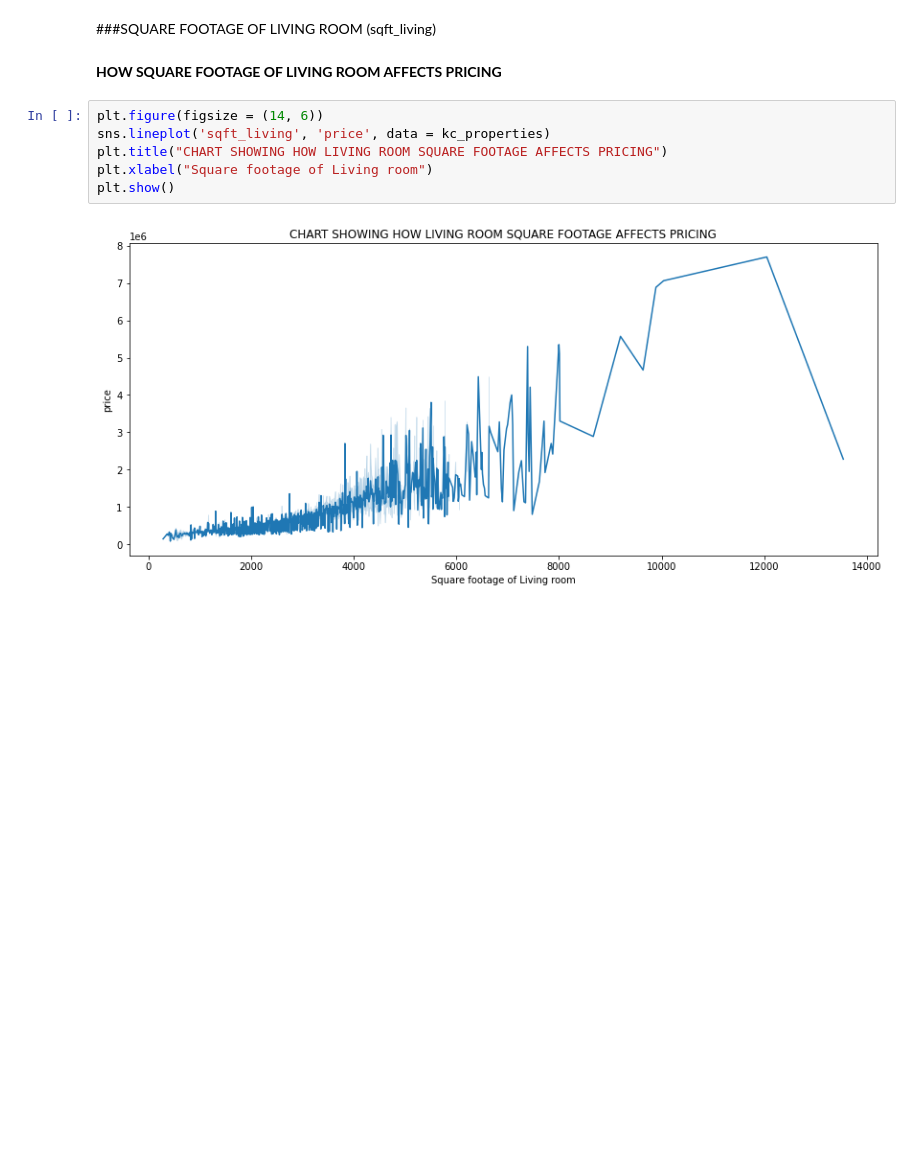
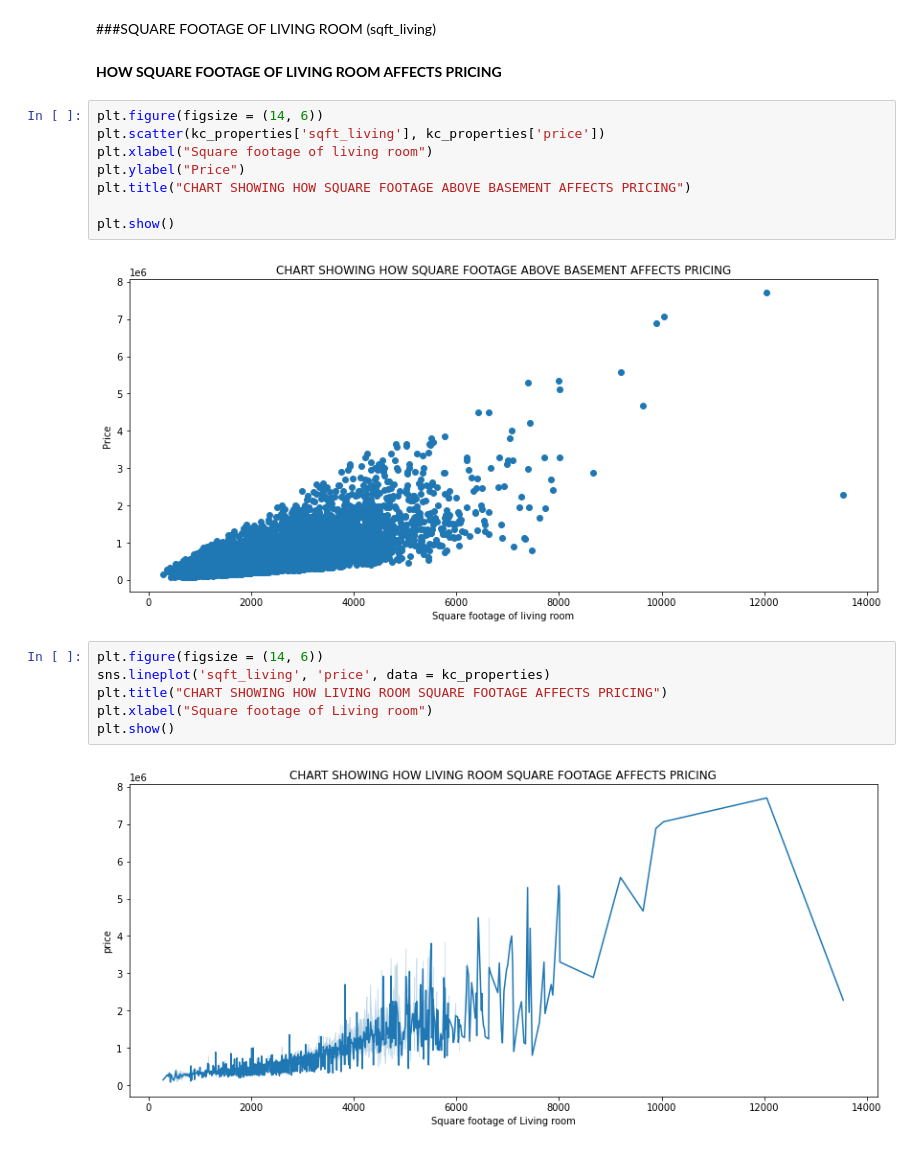
Before and after one commit to MikeDeecode/KC-properties-price-analysis, a Jupyter notebook: kc_properties_analysis.ipynb, the cells around one changed output. Saved outputs shown, nothing was run; the diff lists cells and outputs as text; blank space fills up the shorter version.

```diff
--- a/kc_properties_analysis.ipynb
+++ b/kc_properties_analysis.ipynb
@@ -232,6 +232,16 @@ plt.show()
 ###SQUARE FOOTAGE OF LIVING ROOM (sqft_living)
 # %% [markdown]
 **HOW SQUARE FOOTAGE OF LIVING ROOM AFFECTS PRICING**
+# %%
+plt.figure(figsize = (14, 6))
+plt.scatter(kc_properties['sqft_living'], kc_properties['price'])
+plt.xlabel("Square footage of living room")
+plt.ylabel("Price")
+plt.title("CHART SHOWING HOW SQUARE FOOTAGE ABOVE BASEMENT AFFECTS PRICING")
+
+plt.show()
+# %% [output]
+[figure, added]
 # %%
 plt.figure(figsize = (14, 6))
 sns.lineplot('sqft_living', 'price', data = kc_properties)
```
Also changed, not shown: parts of 7 cells of this notebook.
